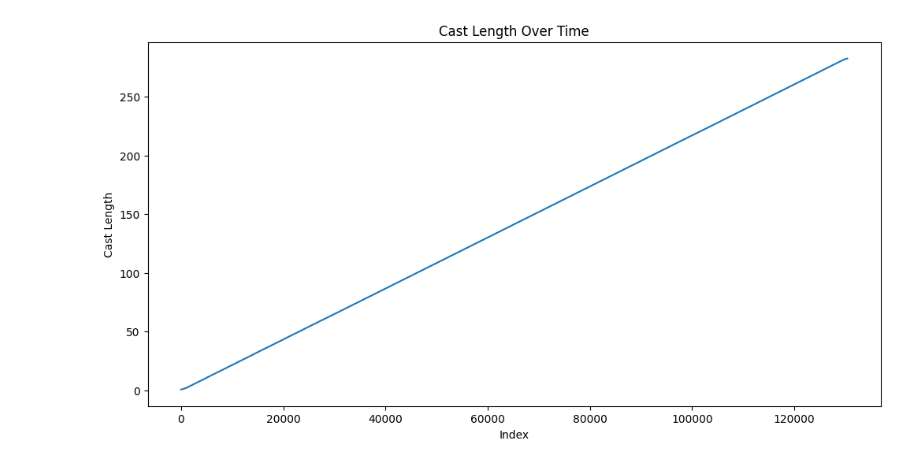
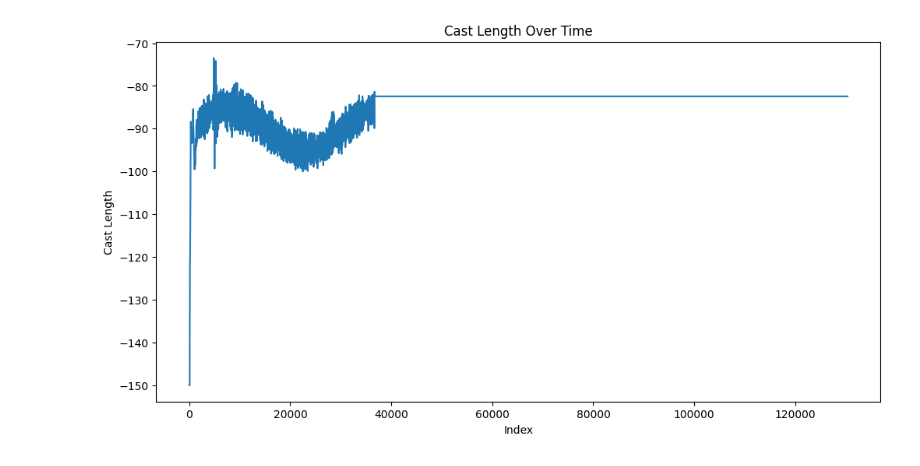
Before and after one commit to cArmgarth/anomaly_detection_steelcasting, a Jupyter notebook: data_ingest/data_exploration/single_day_ex.ipynb, the cells around one changed output. Cells and saved outputs as stored; diff of their text form; code cells hidden in the pictures.

```diff
--- a/data_ingest/data_exploration/single_day_ex.ipynb
+++ b/data_ingest/data_exploration/single_day_ex.ipynb
@@ -26,10 +26,10 @@ shape: (130_367, 86)
 df_pd = df.to_pandas()
 # %%
 plt.figure(figsize=(12, 6))
-plt.plot(df_pd["cast_length_m"])
+plt.plot(df_pd["mould_level"])
 plt.title("Cast Length Over Time")
 plt.xlabel("Index")
 plt.ylabel("Cast Length")
 plt.show()
 # %% [output]
-[figure, old version]
+[figure, new version]
```
Also changed, not shown: parts of 1 cell of this notebook, 18 other files.
